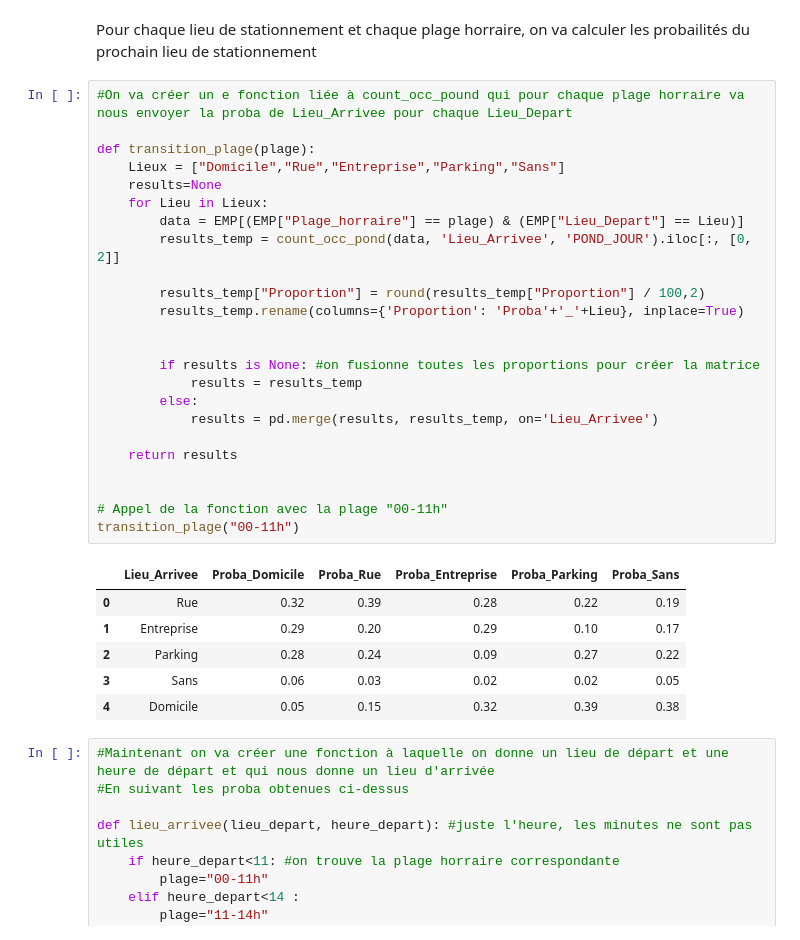
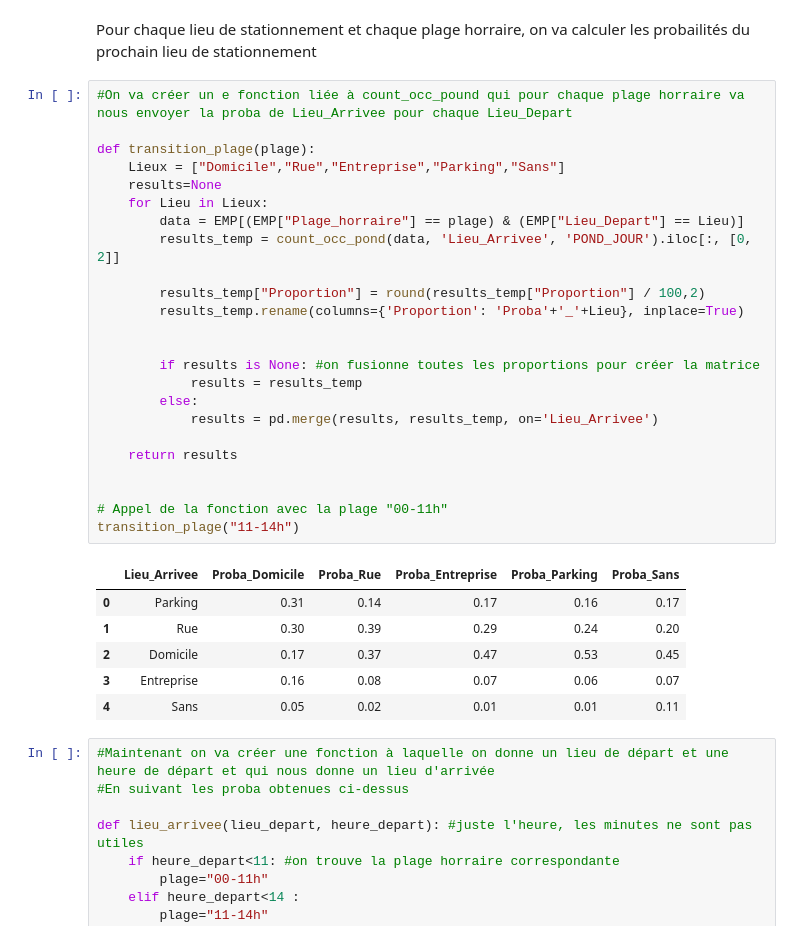
Before and after one commit to kilianguillon/Projet_statapp, a Jupyter notebook: script_main.ipynb, the cells around one changed output. Saved outputs shown, nothing was run; the diff lists cells and outputs as text.

```diff
--- a/script_main.ipynb
+++ b/script_main.ipynb
@@ -535,34 +535,34 @@ Pour chaque lieu de stationnement et chaque plage horraire, on va calculer les p
 # %%
 #On va créer un e fonction liée à count_occ_pound qui pour chaque plage horraire va nous envoyer la proba de Lieu_Arrivee pour chaque Lieu_Depart
 
 def transition_plage(plage):
     Lieux = ["Domicile","Rue","Entreprise","Parking","Sans"]
     results=None
     for Lieu in Lieux:
         data = EMP[(EMP["Plage_horraire"] == plage) & (EMP["Lieu_Depart"] == Lieu)]
         results_temp = count_occ_pond(data, 'Lieu_Arrivee', 'POND_JOUR').iloc[:, [0, 2]]
 
         results_temp["Proportion"] = round(results_temp["Proportion"] / 100,2)
         results_temp.rename(columns={'Proportion': 'Proba'+'_'+Lieu}, inplace=True)
 
 
         if results is None: #on fusionne toutes les proportions pour créer la matrice
             results = results_temp
         else:
             results = pd.merge(results, results_temp, on='Lieu_Arrivee')
 
     return results
 
 
 # Appel de la fonction avec la plage "00-11h"
-transition_plage("00-11h")
+transition_plage("11-14h")
 # %% [output]
 |  | Lieu_Arrivee | Proba_Domicile | Proba_Rue | Proba_Entreprise | Proba_Parking | Proba_Sans |
-| 0 | Rue | 0.32 | 0.39 | 0.28 | 0.22 | 0.19 |
-| 1 | Entreprise | 0.29 | 0.20 | 0.29 | 0.10 | 0.17 |
-| 2 | Parking | 0.28 | 0.24 | 0.09 | 0.27 | 0.22 |
-| 3 | Sans | 0.06 | 0.03 | 0.02 | 0.02 | 0.05 |
-| 4 | Domicile | 0.05 | 0.15 | 0.32 | 0.39 | 0.38 |
+| 0 | Parking | 0.31 | 0.14 | 0.17 | 0.16 | 0.17 |
+| 1 | Rue | 0.30 | 0.39 | 0.29 | 0.24 | 0.20 |
+| 2 | Domicile | 0.17 | 0.37 | 0.47 | 0.53 | 0.45 |
+| 3 | Entreprise | 0.16 | 0.08 | 0.07 | 0.06 | 0.07 |
+| 4 | Sans | 0.05 | 0.02 | 0.01 | 0.01 | 0.11 |
 # %%
 #Maintenant on va créer une fonction à laquelle on donne un lieu de départ et une heure de départ et qui nous donne un lieu d'arrivée
 #En suivant les proba obtenues ci-dessus
```
Also changed, not shown: parts of 1 cell of this notebook.
